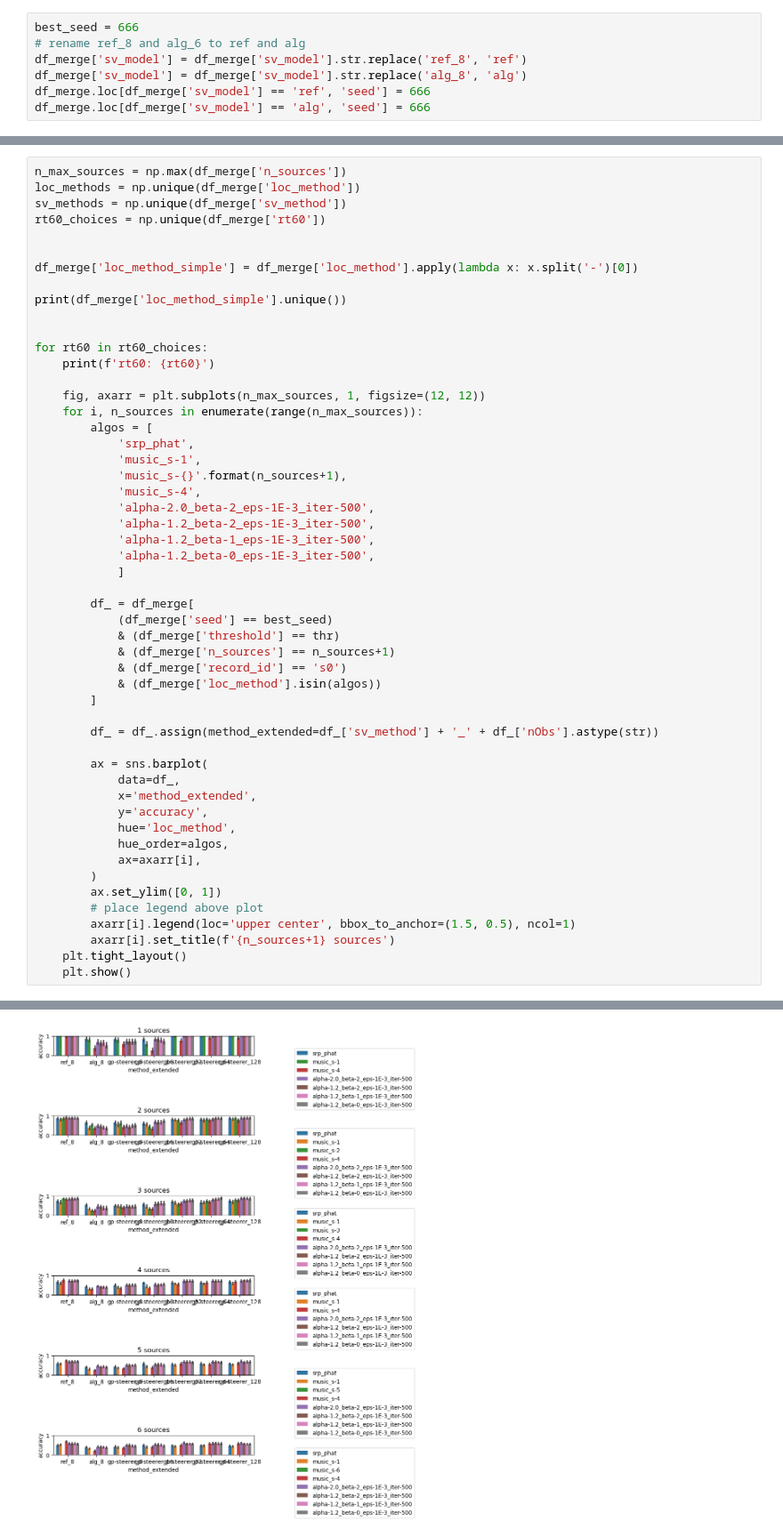
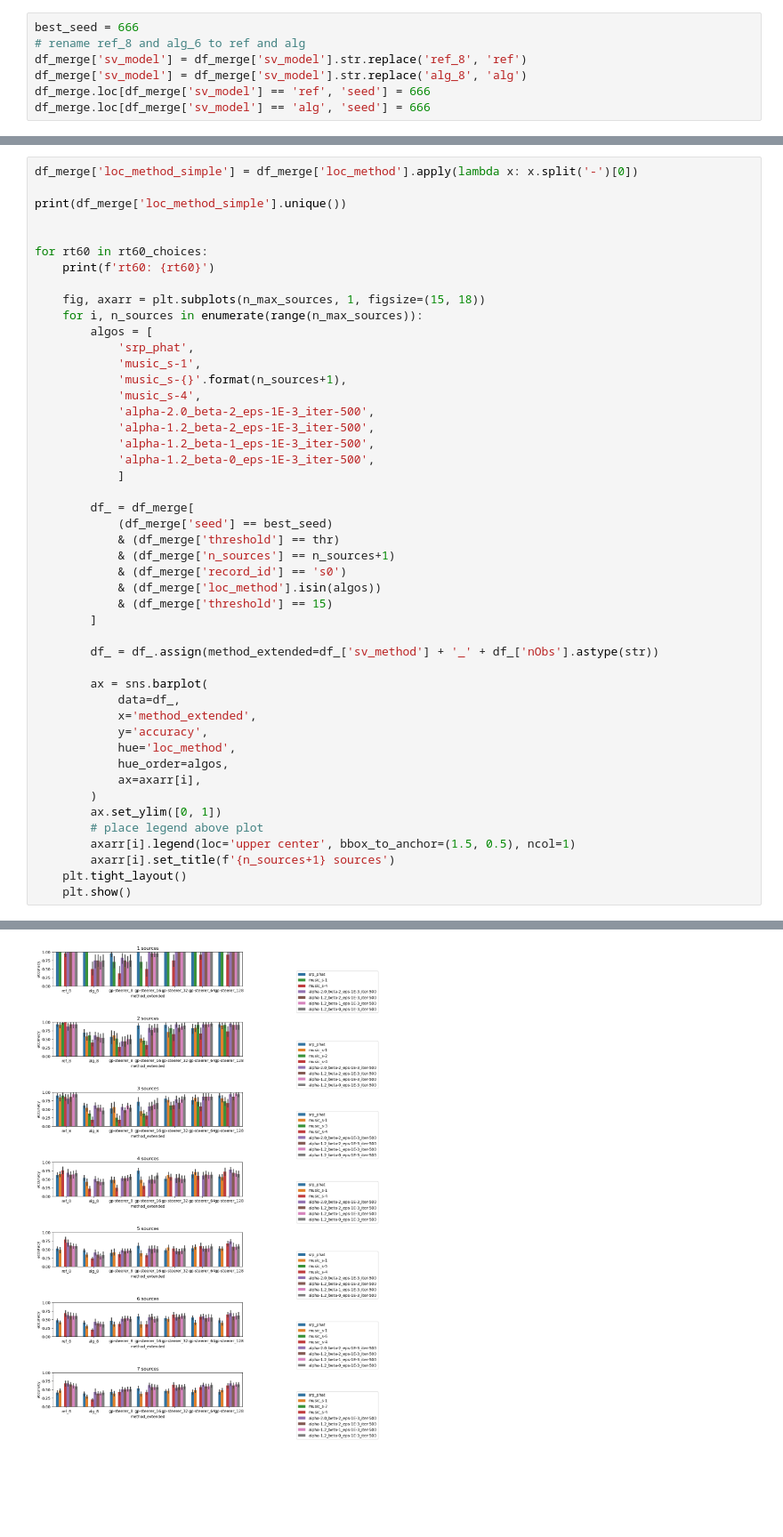
Before and after one commit to Chutlhu/shamans, a Jupyter notebook: analysize_results_exp3.ipynb, the cells around one changed output, grey strips where cells are left out. Shown at 89% size. Saved outputs shown, nothing was run; the diff lists cells and outputs as text; blank space fills up the shorter version.

```diff
--- a/analysize_results_exp3.ipynb
+++ b/analysize_results_exp3.ipynb
@@ -120,10 +116,4 @@ df_merge.loc[df_merge['sv_model'] == 'alg', 'seed'] = 666
 # %%
-n_max_sources = np.max(df_merge['n_sources'])
-loc_methods = np.unique(df_merge['loc_method'])
-sv_methods = np.unique(df_merge['sv_method'])
-rt60_choices = np.unique(df_merge['rt60'])
-
-
 df_merge['loc_method_simple'] = df_merge['loc_method'].apply(lambda x: x.split('-')[0])
 
 print(df_merge['loc_method_simple'].unique())
@@ -132,7 +122,7 @@ print(df_merge['loc_method_simple'].unique())
 for rt60 in rt60_choices:
     print(f'rt60: {rt60}')
 
-    fig, axarr = plt.subplots(n_max_sources, 1, figsize=(12, 12))
+    fig, axarr = plt.subplots(n_max_sources, 1, figsize=(15, 18))
     for i, n_sources in enumerate(range(n_max_sources)):
         algos = [
             'srp_phat',
@@ -151,6 +141,7 @@ for rt60 in rt60_choices:
             & (df_merge['n_sources'] == n_sources+1)
             & (df_merge['record_id'] == 's0')
             & (df_merge['loc_method'].isin(algos))
+            & (df_merge['threshold'] == 15)
         ]
 
         df_ = df_.assign(method_extended=df_['sv_method'] + '_' + df_['nObs'].astype(str))
@@ -174,3 +165,3 @@ for rt60 in rt60_choices:
 rt60: 0.0
-[figure, old version]
+[figure, new version]
 rt60: 0.123
```
Also changed, not shown: parts of 6 cells of this notebook, 8 other files.
